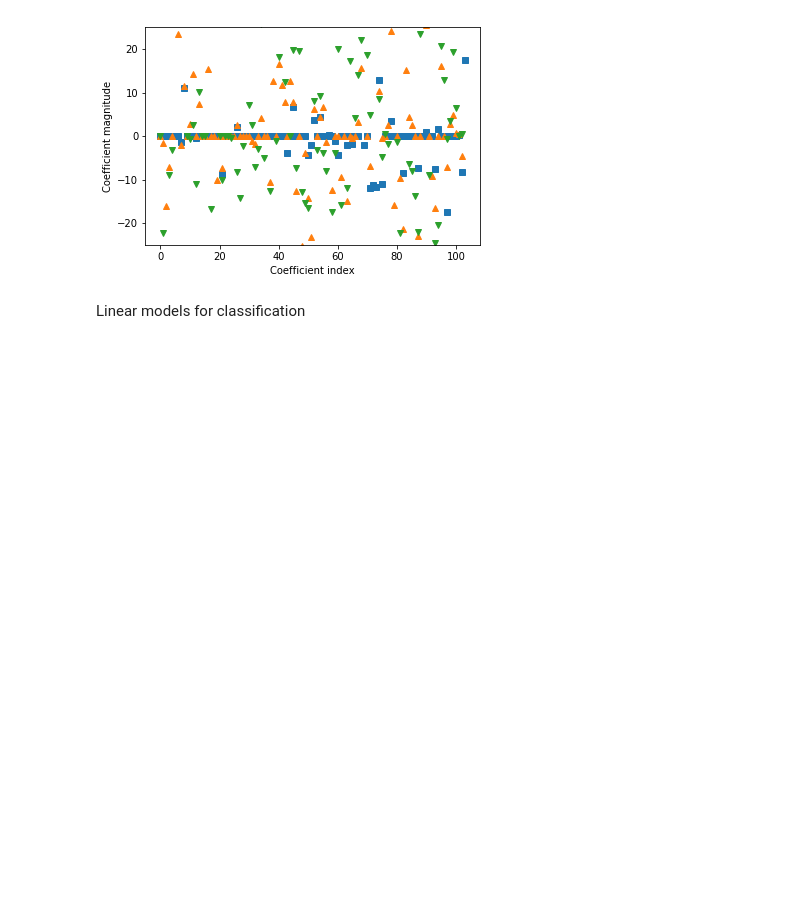
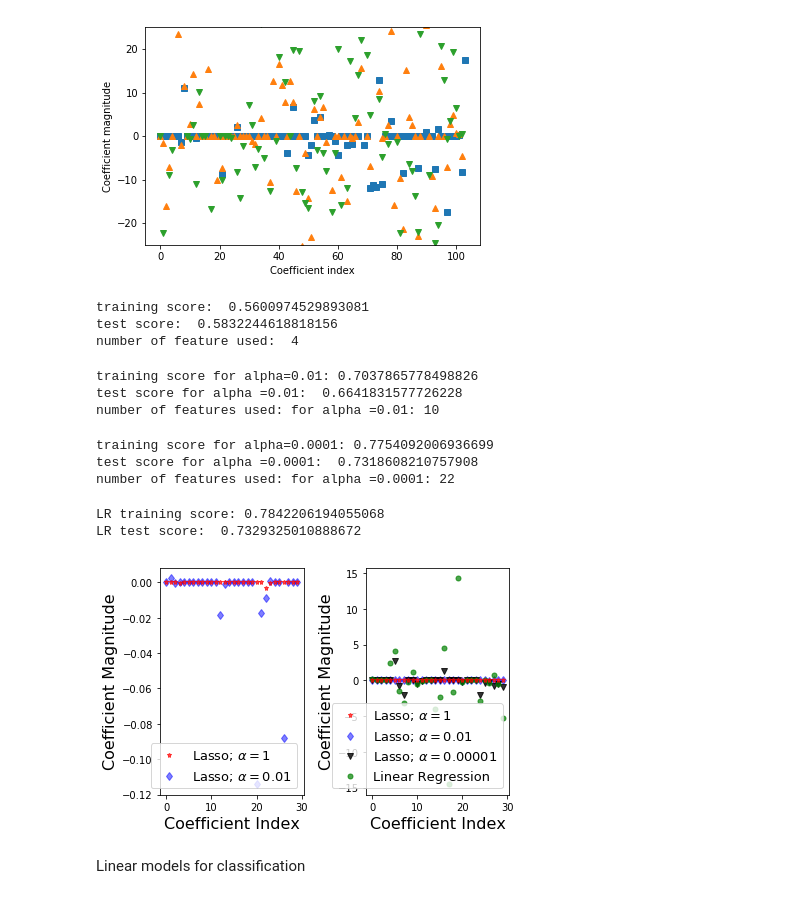
Before and after one commit to geniuschinchillas/ChinchillasSnack, a Jupyter notebook: Supervised Learning/Linear_Models.ipynb, the cells around one changed output. Drawn from its saved outputs; the diff is of its cells as text; code cells hidden in the pictures; blank space fills up the shorter version.

```diff
--- a/Supervised Learning/Linear_Models.ipynb
+++ b/Supervised Learning/Linear_Models.ipynb
@@ -400,0 +478,2 @@ Text(0, 0.5, 'Coefficient magnitude')
+# %%
+cancer = load_breast_cancer()
@@ -401,3 +494,67 @@ Text(0, 0.5, 'Coefficient magnitude')
+# %%
+print("training score: ", train_score)
+print("test score: ", test_score)
+print("number of feature used: ", coeff_used)
+# %% [output]
+training score:  0.5600974529893081
+test score:  0.5832244618818156
+number of feature used:  4
+# %%
+lasso001 = Lasso(alpha=0.01, max_iter=10e5)
+lasso001.fit(X_train,y_train)
+train_score001=lasso001.score(X_train,y_train)
+test_score001=lasso001.score(X_test,y_test)
+coeff_used001 = np.sum(lasso001.coef_!=0)
+print("training score for alpha=0.01:", train_score001)
+print("test score for alpha =0.01: ", test_score001)
+print("number of features used: for alpha =0.01:", coeff_used001)
+# %% [output]
+training score for alpha=0.01: 0.7037865778498826
+test score for alpha =0.01:  0.6641831577726228
+number of features used: for alpha =0.01: 10
+# %%
+lasso00001 = Lasso(alpha=0.0001, max_iter=10e5)
+lasso00001.fit(X_train,y_train)
+train_score00001=lasso00001.score(X_train,y_train)
+test_score00001=lasso00001.score(X_test,y_test)
+coeff_used00001 = np.sum(lasso00001.coef_!=0)
+print("training score for alpha=0.0001:", train_score00001)
+print("test score for alpha =0.0001: ", test_score00001)
+print("number of features used: for alpha =0.0001:", coeff_used00001)
+# %% [output]
+training score for alpha=0.0001: 0.7754092006936699
+test score for alpha =0.0001:  0.7318608210757908
+number of features used: for alpha =0.0001: 22
+# %%
+lr = LinearRegression()
+lr.fit(X_train,y_train)
+lr_train_score=lr.score(X_train,y_train)
+lr_test_score=lr.score(X_test,y_test)
+print("LR training score:", lr_train_score)
+print("LR test score: ", lr_test_score)
+# %% [output]
+LR training score: 0.7842206194055068
+LR test score:  0.7329325010888672
+# %%
+plt.subplot(1,2,1)
+plt.plot(lasso.coef_,alpha=0.7,linestyle='none',marker='*',markersize=5,color='red',label=r'Lasso; $\alpha = 1$',zorder=7) # alpha here is for transparency
+plt.plot(lasso001.coef_,alpha=0.5,linestyle='none',marker='d',markersize=6,color='blue',label=r'Lasso; $\alpha = 0.01$') # alpha here is for transparency
+
+plt.xlabel('Coefficient Index',fontsize=16)
+plt.ylabel('Coefficient Magnitude',fontsize=16)
+plt.legend(fontsize=13,loc=4)
+plt.subplot(1,2,2)
+plt.plot(lasso.coef_,alpha=0.7,linestyle='none',marker='*',markersize=5,color='red',label=r'Lasso; $\alpha = 1$',zorder=7) # alpha here is for transparency
+plt.plot(lasso001.coef_,alpha=0.5,linestyle='none',marker='d',markersize=6,color='blue',label=r'Lasso; $\alpha = 0.01$') # alpha here is for transparency
+plt.plot(lasso00001.coef_,alpha=0.8,linestyle='none',marker='v',markersize=6,color='black',label=r'Lasso; $\alpha = 0.00001$') # alpha here is for transparency
+plt.plot(lr.coef_,alpha=0.7,linestyle='none',marker='o',markersize=5,color='green',label='Linear Regression',zorder=2)
+plt.xlabel('Coefficient Index',fontsize=16)
+plt.ylabel('Coefficient Magnitude',fontsize=16)
+plt.legend(fontsize=13,loc=4)
+plt.tight_layout()
+plt.show()
+# %% [output]
+[figure, added]
 # %% [markdown]
 Linear models for classification
 # %%
```
Also changed, not shown: parts of 15 cells of this notebook.
